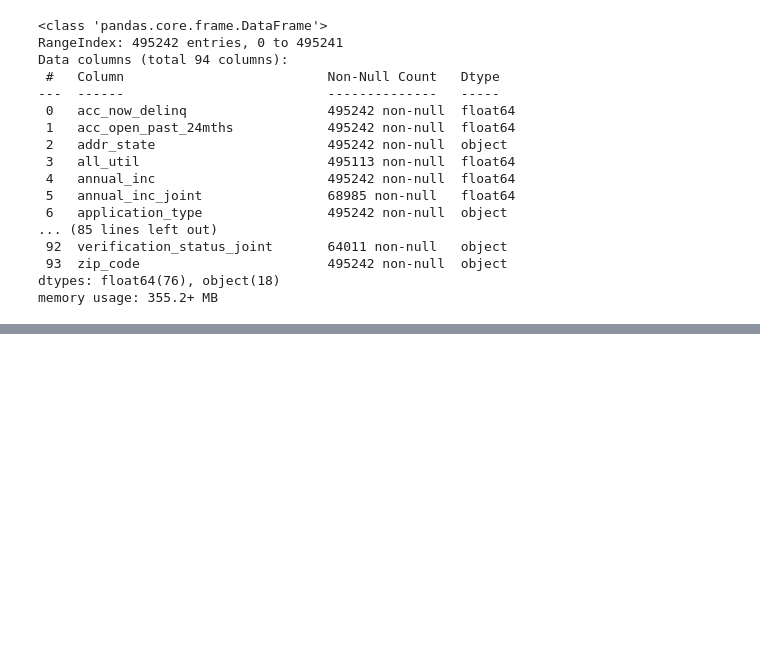
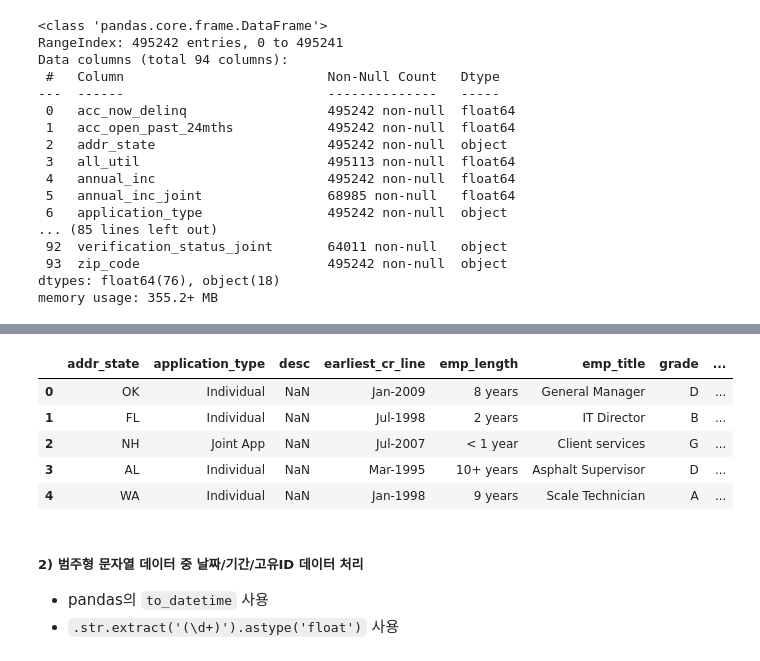
Before and after one commit to yunyun3599/MLStudy, a Jupyter notebook: Data_Anaylsis_And_Machine_Learning/03_decrease_risk_of_loan_item_investment/decrease_risk_of_loan_items.ipynb, the cells around one changed output, grey strips where cells are left out. Drawn from its saved outputs; the diff is of its cells as text; code cells hidden in the pictures; blank space fills up the shorter version.

```diff
--- a/Data_Anaylsis_And_Machine_Learning/03_decrease_risk_of_loan_item_investment/decrease_risk_of_loan_items.ipynb
+++ b/Data_Anaylsis_And_Machine_Learning/03_decrease_risk_of_loan_item_investment/decrease_risk_of_loan_items.ipynb
@@ -246,0 +251,13 @@ memory usage: 355.2+ MB
+# %%
+X.select_dtypes('object').head()
+# %% [output]
+|  | addr_state | application_type | desc | earliest_cr_line | emp_length | emp_title | grade | ... |
+| 0 | OK | Individual | NaN | Jan-2009 | 8 years | General Manager | D | ... |
+| 1 | FL | Individual | NaN | Jul-1998 | 2 years | IT Director | B | ... |
+| 2 | NH | Joint App | NaN | Jul-2007 | < 1 year | Client services | G | ... |
+| 3 | AL | Individual | NaN | Mar-1995 | 10+ years | Asphalt Supervisor | D | ... |
+| 4 | WA | Individual | NaN | Jan-1998 | 9 years | Scale Technician | A | ... |
+# %% [markdown]
+##### 2) 범주형 문자열 데이터 중 날짜/기간/고유ID 데이터 처리
+- pandas의 `to_datetime` 사용
+- `.str.extract('(\d+)').astype('float')` 사용
```
Also changed, not shown: parts of 11 cells of this notebook.
